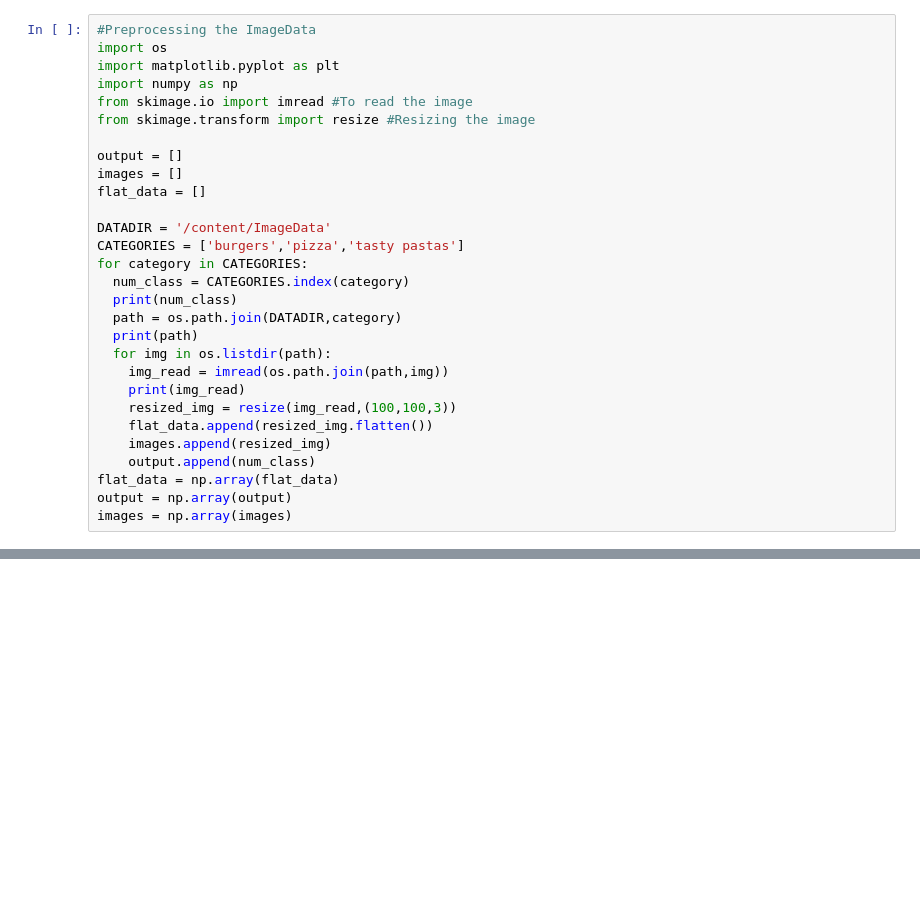
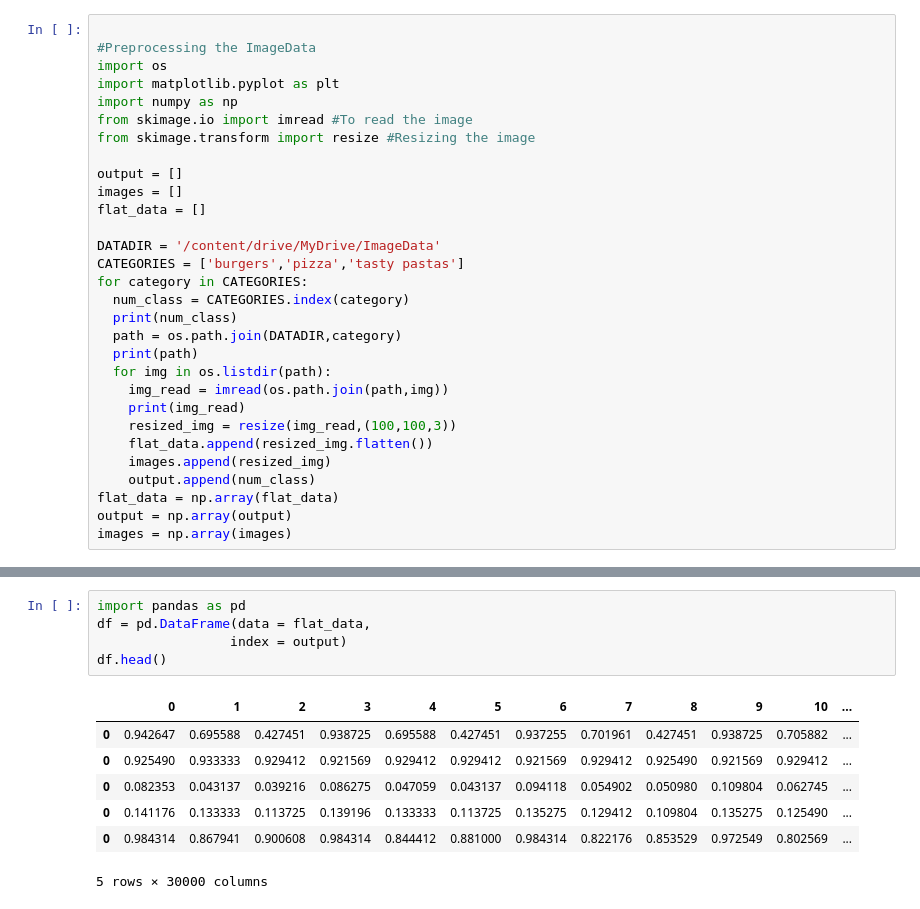
Before and after one commit to KiranJ9/Image-Classification, a Jupyter notebook: Image_Classification(Proj).ipynb, the cells around one changed output, grey strips where cells are left out. Drawn from its saved outputs; the diff is of its cells as text; blank space fills up the shorter version.

```diff
--- a/Image_Classification(Proj).ipynb
+++ b/Image_Classification(Proj).ipynb
@@ -17,4 +41,5 @@ downloader.download("tasty pastas",limit = 40,output_dir = 'ImageData')
 # %%
+
 #Preprocessing the ImageData
 import os
 import matplotlib.pyplot as plt
@@ -26,7 +51,7 @@ output = []
 images = []
 flat_data = []
 
-DATADIR = '/content/ImageData'
+DATADIR = '/content/drive/MyDrive/ImageData'
 CATEGORIES = ['burgers','pizza','tasty pastas']
 for category in CATEGORIES:
   num_class = CATEGORIES.index(category)
@@ -76,0 +124,13 @@ time: 147 ms (started: 2021-04-16 14:10:54 +00:00)
+# %%
+import pandas as pd
+df = pd.DataFrame(data = flat_data,
+                 index = output)
+df.head()
+# %% [output]
+|  | 0 | 1 | 2 | 3 | 4 | 5 | 6 | 7 | 8 | 9 | 10 | ... |
+| 0 | 0.942647 | 0.695588 | 0.427451 | 0.938725 | 0.695588 | 0.427451 | 0.937255 | 0.701961 | 0.427451 | 0.938725 | 0.705882 | ... |
+| 0 | 0.925490 | 0.933333 | 0.929412 | 0.921569 | 0.929412 | 0.929412 | 0.921569 | 0.929412 | 0.925490 | 0.921569 | 0.929412 | ... |
+| 0 | 0.082353 | 0.043137 | 0.039216 | 0.086275 | 0.047059 | 0.043137 | 0.094118 | 0.054902 | 0.050980 | 0.109804 | 0.062745 | ... |
+| 0 | 0.141176 | 0.133333 | 0.113725 | 0.139196 | 0.133333 | 0.113725 | 0.135275 | 0.129412 | 0.109804 | 0.135275 | 0.125490 | ... |
+| 0 | 0.984314 | 0.867941 | 0.900608 | 0.984314 | 0.844412 | 0.881000 | 0.984314 | 0.822176 | 0.853529 | 0.972549 | 0.802569 | ... |
+5 rows × 30000 columns
```
Also changed, not shown: parts of 41 cells of this notebook.
